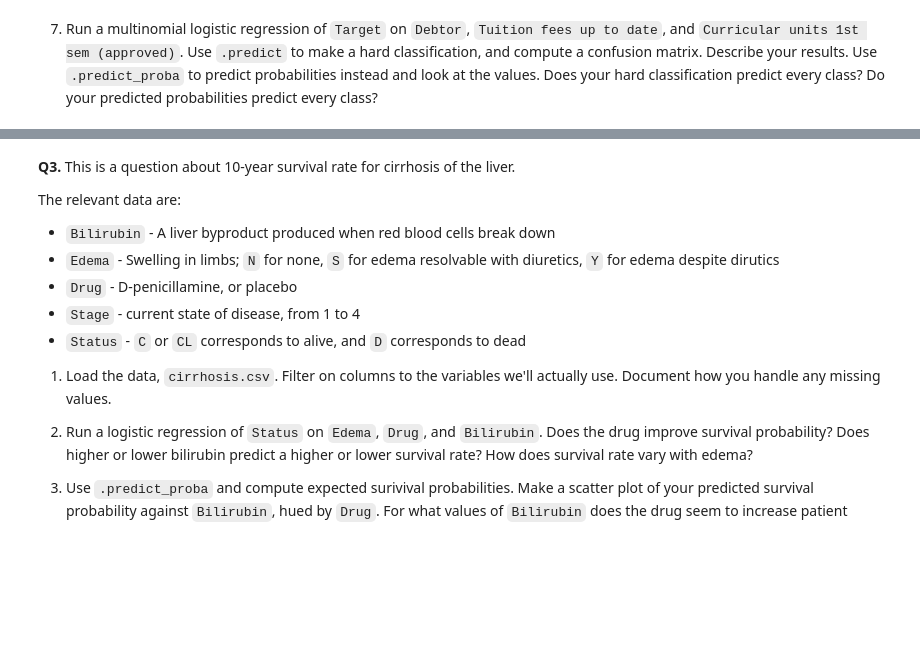
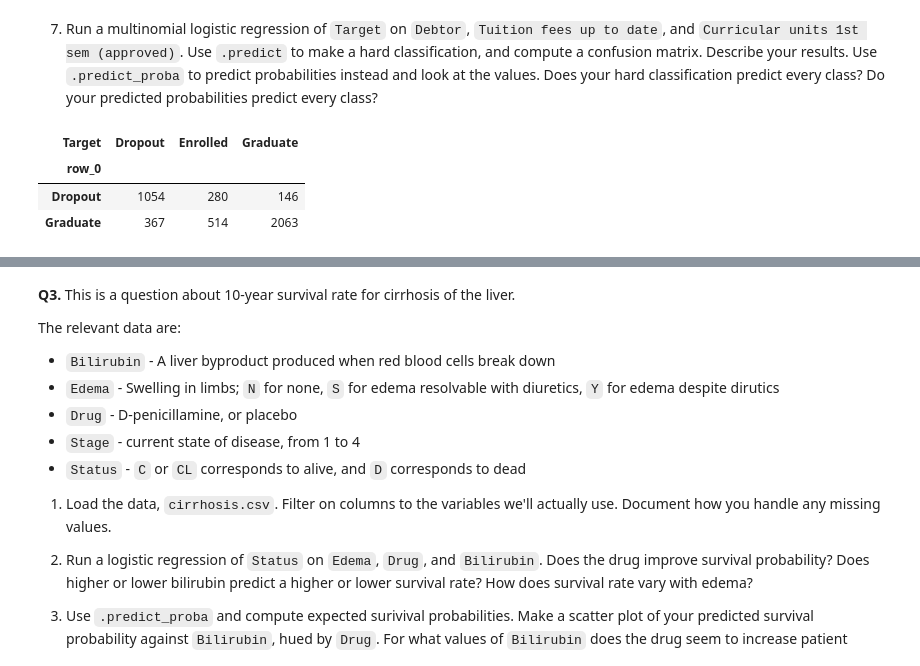
Before and after one commit to syd-nguyen/ds3021-assignments, a Jupyter notebook: assignments/05_assignment_glm.ipynb, the cells around one changed output, grey strips where cells are left out. Drawn from its saved outputs; the diff is of its cells as text; code cells hidden in the pictures; blank space fills up the shorter version.

```diff
--- a/assignments/05_assignment_glm.ipynb
+++ b/assignments/05_assignment_glm.ipynb
@@ -187,0 +213,8 @@ the accuracy is 0.7619801084990958
+# %%
+confusion_matrix_multilogit = pd.crosstab(y_pred_multilogit, y_target)
+confusion_matrix_multilogit
+# %% [output]
+| Target | Dropout | Enrolled | Graduate |
+| row_0 |  |  |  |
+| Dropout | 1054 | 280 | 146 |
+| Graduate | 367 | 514 | 2063 |
```
Also changed, not shown: parts of 13 cells of this notebook.
